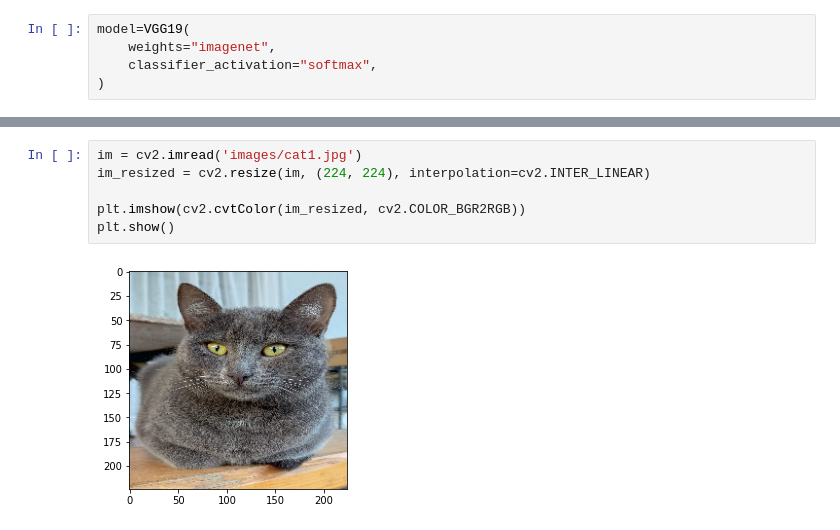
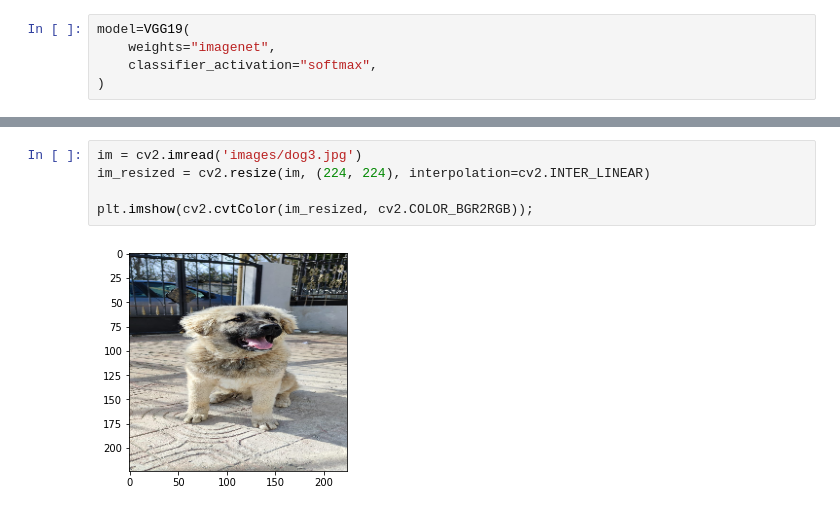
Before and after one commit to emrekds/vgg19-imagenet, a Jupyter notebook: main.ipynb, the cells around one changed output, grey strips where cells are left out. Cells and saved outputs as stored; diff of their text form.

Commit message:
new images added

```diff
--- a/main.ipynb
+++ b/main.ipynb
@@ -29,8 +29,7 @@ results
 # %%
-im = cv2.imread('images/cat1.jpg')
+im = cv2.imread('images/dog3.jpg')
 im_resized = cv2.resize(im, (224, 224), interpolation=cv2.INTER_LINEAR)
 
-plt.imshow(cv2.cvtColor(im_resized, cv2.COLOR_BGR2RGB))
-plt.show()
+plt.imshow(cv2.cvtColor(im_resized, cv2.COLOR_BGR2RGB));
 # %% [output]
-[figure, old version]
+[figure, new version]
```
Also changed, not shown: parts of 3 cells of this notebook, 4 other files.
